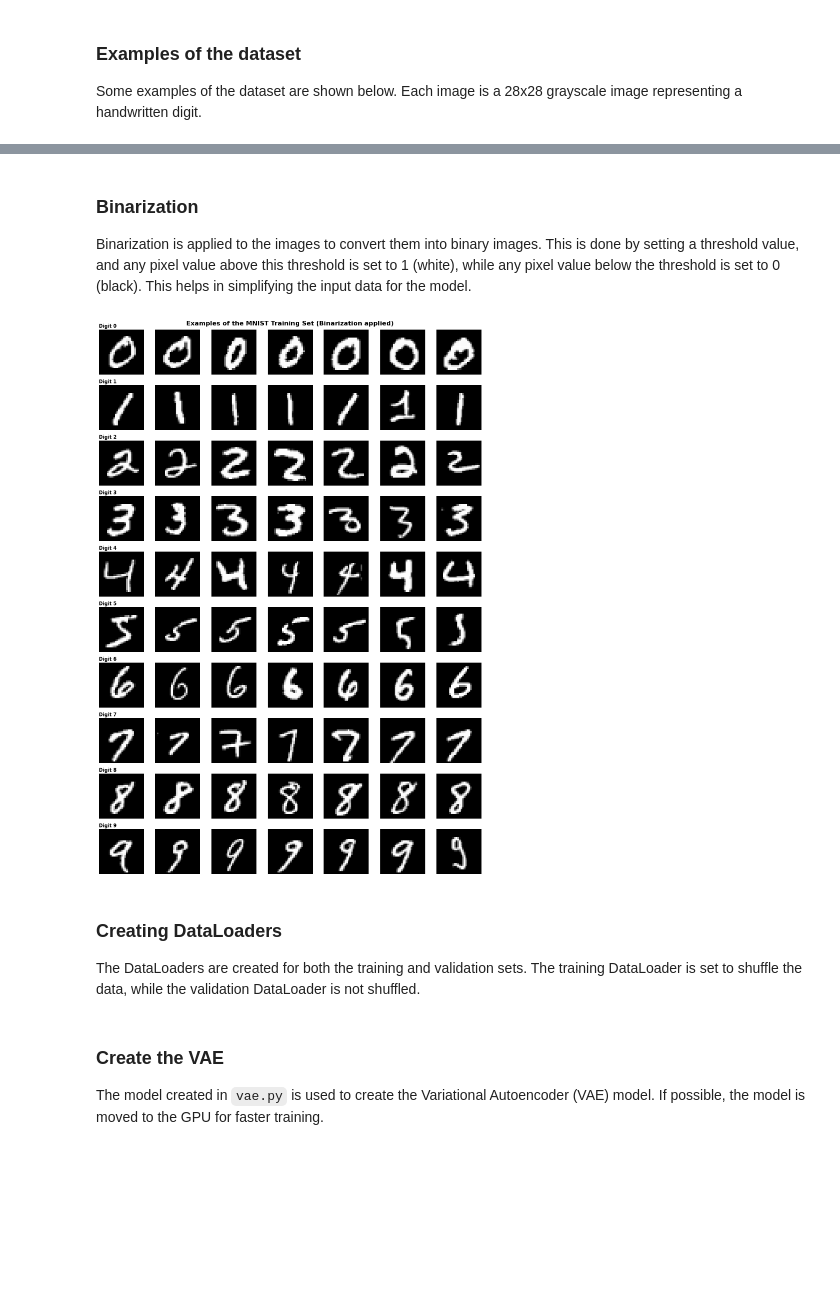
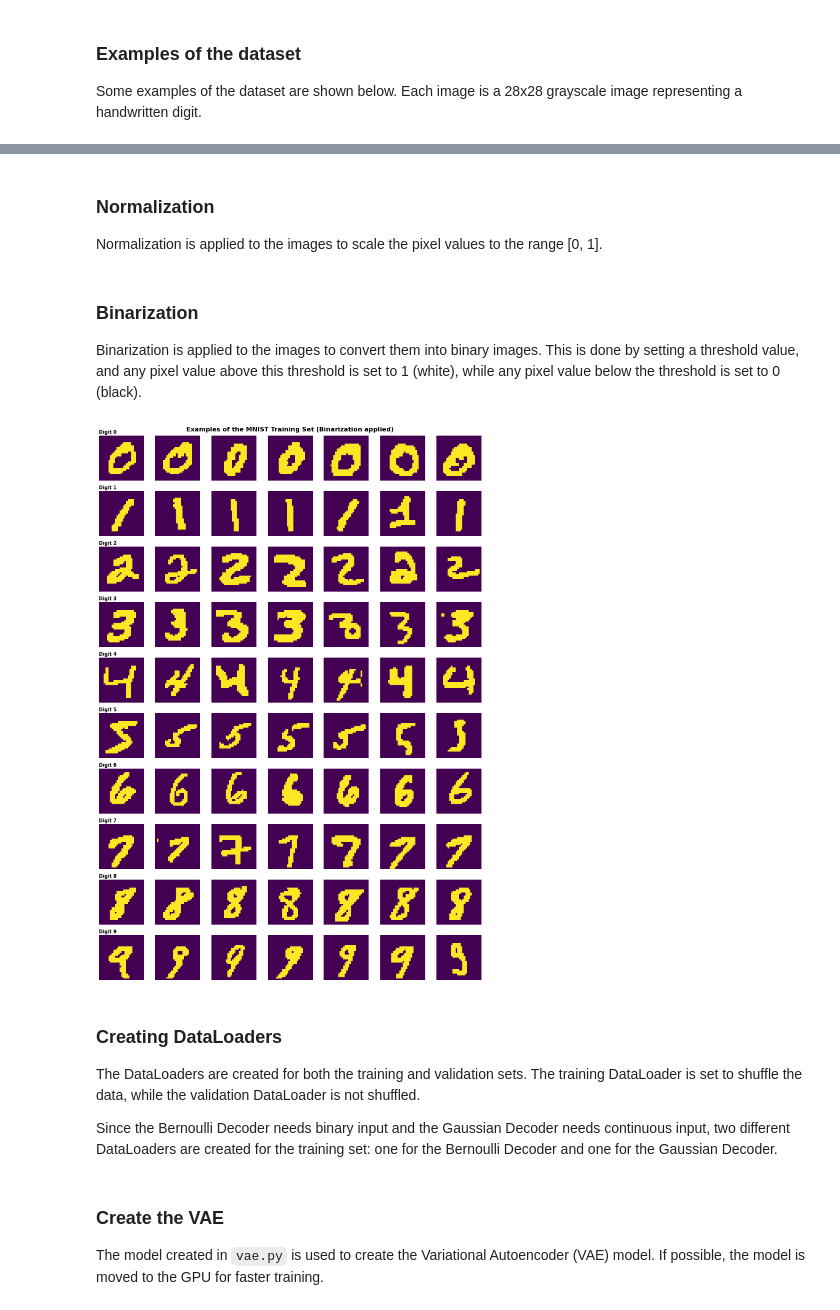
Before and after one commit to arturo-olvrs/VAE-MINST, a Jupyter notebook: vae-minst.ipynb, the cells around one changed output, grey strips where cells are left out. Saved outputs shown, nothing was run; the diff lists cells and outputs as text; code cells hidden in the pictures; blank space fills up the shorter version.

```diff
--- a/vae-minst.ipynb
+++ b/vae-minst.ipynb
@@ -125,3 +33,5 @@ class Gaussian_VAE(nn.Module):
+# %%
+CMAP = 'viridis'
 # %%
 device = torch.device('cuda' if torch.cuda.is_available() else 'cpu')
 print(device)
@@ -196,7 +106,7 @@ def show_examples(x_data, y_data, num_classes=10, num_photos=5, title=None):
             # Select the appropriate axis for the current digit and photo index
             ax = axes[digit, photo_idx]
 
-            ax.imshow(x_data[current_idx], cmap='gray')
+            ax.imshow(x_data[current_idx], cmap=CMAP)
             ax.axis('off')  # No need to see the axis for each image
 
             if photo_idx == 0:
@@ -216,5 +126,5 @@ Images are redimensioned from 28x28 to 14x14 to reduce the number of parameters
 # %%
-def resize_images(images, new_size=(14, 14)):
+def resize_images(images, new_size=(28, 28)):
     """
     Resize a batch of images to a new size using OpenCV.
 
@@ -246,0 +157,4 @@ show_examples(x_train_resized, y_train, num_classes=10, num_photos=7, title=f"Ex
+# %% [markdown]
+### Normalization
+
+Normalization is applied to the images to scale the pixel values to the range [0, 1].
@@ -247,24 +166,22 @@ show_examples(x_train_resized, y_train, num_classes=10, num_photos=7, title=f"Ex
 # %% [markdown]
 ### Binarization
 
-Binarization is applied to the images to convert them into binary images. This is done by setting a threshold value, and any pixel value above this threshold is set to 1 (white), while any pixel value below the threshold is set to 0 (black). This helps in simplifying the input data for the model.
+Binarization is applied to the images to convert them into binary images. This is done by setting a threshold value, and any pixel value above this threshold is set to 1 (white), while any pixel value below the threshold is set to 0 (black).
 # %%
-MAX_VAL = 255     # Each pixel value in the MNIST dataset is an integer between 0 and 255.
-THRESHOLD = 128
+THRESHOLD = 0.5
 
-# x_train = np.where(x_train_resized  > THRESHOLD, 1.0, 0.0).astype(np.float32)
-# x_val   = np.where(x_val_resized    > THRESHOLD, 1.0, 0.0).astype(np.float32)
+x_train_bin = np.where(x_train_resized  > THRESHOLD, 1.0, 0.0).astype(np.float32)
+x_val_bin   = np.where(x_val_resized    > THRESHOLD, 1.0, 0.0).astype(np.float32)
 
-# Normalization to [0, 1] range
-x_train = x_train_resized / MAX_VAL
-x_val   = x_val_resized / MAX_VAL
-show_examples(x_train, y_train, num_classes=10, num_photos=7, title="Examples of the MNIST Training Set (Binarization applied)")
+show_examples(x_train_bin, y_train, num_classes=10, num_photos=7, title="Examples of the MNIST Training Set (Binarization applied)")
 # %% [output]
-[figure, old version]
+[figure, new version]
 # %% [markdown]
 ### Creating DataLoaders
 
 The DataLoaders are created for both the training and validation sets. The training DataLoader is set to shuffle the data, while the validation DataLoader is not shuffled.
+
+Since the Bernoulli Decoder needs binary input and the Gaussian Decoder needs continuous input, two different DataLoaders are created for the training set: one for the Bernoulli Decoder and one for the Gaussian Decoder.
 # %%
 BATCH_SIZE_TRAIN = 32
 BATCH_SIZE_VAL = 100
```
Also changed, not shown: parts of 23 cells of this notebook, 1 other file.
